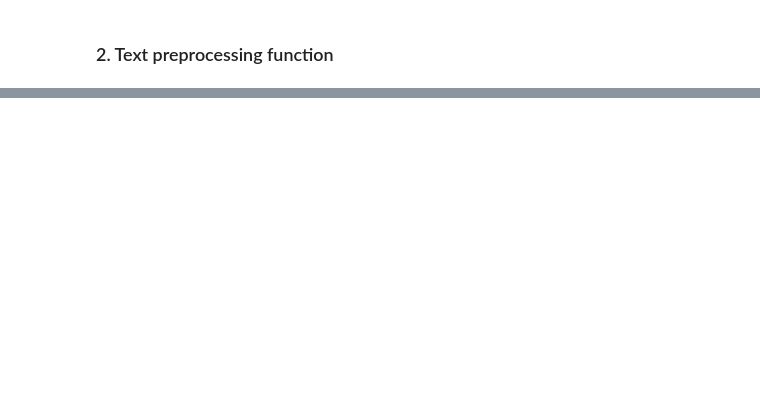
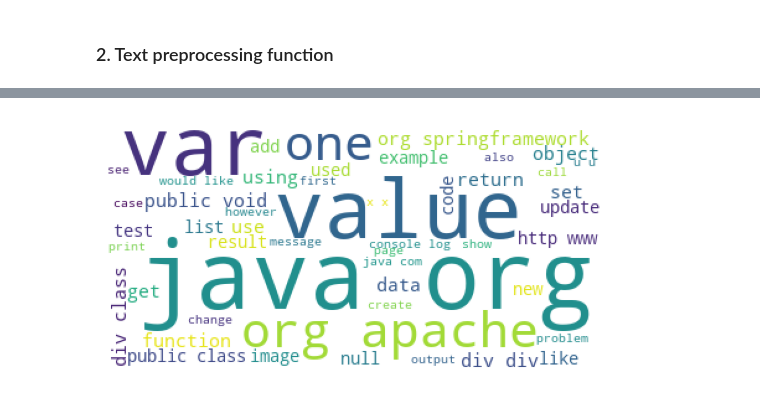
Before and after one commit to maurlco/stackoverflow-question-tag, a Jupyter notebook: 01_EDA_function.ipynb, the cells around one changed output, grey strips where cells are left out. Saved outputs shown, nothing was run; the diff lists cells and outputs as text; code cells hidden in the pictures; blank space fills up the shorter version.

```diff
--- a/01_EDA_function.ipynb
+++ b/01_EDA_function.ipynb
@@ -170,0 +267,3 @@ most_freq = zip(*freq2.most_common(100))[0]
+# %%
+df["_len_body"] = tmp
+df.head(10)
@@ -170,0 +282,2 @@ most_freq = zip(*freq2.most_common(100))[0]
+# %%
+df = df.drop(['_clean_title','_clean_body','_clean_tags_rejoin'], axis=1)
@@ -170,0 +302,3 @@ most_freq = zip(*freq2.most_common(100))[0]
+# %%
+raw_corpus_text = " ".join(df.Body.values)
+raw_corpus_text[:1000]
@@ -170,0 +312,4 @@ most_freq = zip(*freq2.most_common(100))[0]
+# %%
+tokenizer = nltk.RegexpTokenizer(r'[a-zA_\-+#]*\.?[a-zA_\+#]+')
+raw_tokens_tags= tokenizer.tokenize(raw_corpus_tags)
+raw_tokens_text = tokenizer.tokenize(raw_corpus_text)
@@ -170,0 +429,10 @@ most_freq = zip(*freq2.most_common(100))[0]
+# %%
+import matplotlib.pyplot as plt
+wordcloud = WordCloud(background_color='white',
+                      stopwords=[],
+                      max_words=50).generate(" ".join(raw_tokens_text))
+plt.imshow(wordcloud)
+plt.axis("off")
+plt.show()
+# %% [output]
+[figure, added]
```
Also changed, not shown: parts of 126 cells of this notebook, 11 other files.
